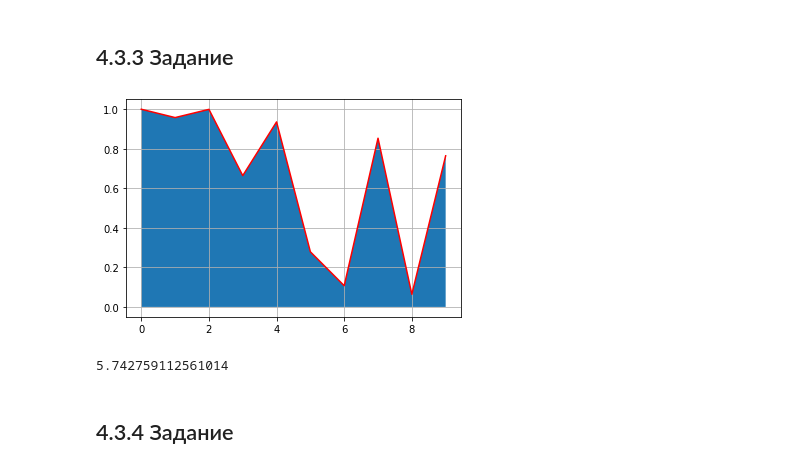
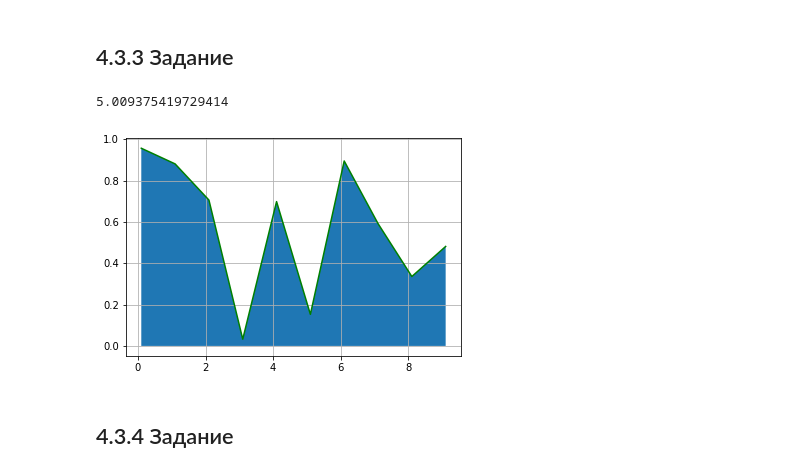
Before and after one commit to 8268826/AISemester3, a Jupyter notebook: AISemester3.ipynb, the cells around one changed output. Cells and saved outputs as stored; diff of their text form; code cells hidden in the pictures.

```diff
--- a/AISemester3.ipynb
+++ b/AISemester3.ipynb
@@ -134,24 +135,19 @@ plt.scatter(x[:5],y[:5])
 # %%
 import numpy as np
 import matplotlib.pyplot as plt
 from numpy import trapz
+from scipy.integrate import simps
 
-def funct():
-    h = []
-    w = []
-    for x in range(0, 10):
-        h.append(abs(np.cos((x * np.e) ** (np.cos(x) + np.log1p(x)))))
-        w.append(x)
-    plt.grid()
-    plt.plot(w, h, c="r")
-    plt.fill_between(w, h)
-    plt.show()
-    area = trapz(h)
-    print(area)
+x = np.arange(0.1, 10, 1)
+y = np.abs(np.cos(x*np.exp(np.cos(x) + np.log(x+1))))
+plt.grid()
+plt.plot(x, y, c = "g")
+plt.fill_between(x, y)
 
-funct()
+area = trapz(y)
+print(area)
 # %% [output]
+5.009375419729414
-[figure, old version]
+[figure, new version]
-5.742759112561014
 # %% [markdown]
 ## 4.3.4 Задание
```
Also changed, not shown: parts of 7 cells of this notebook.
